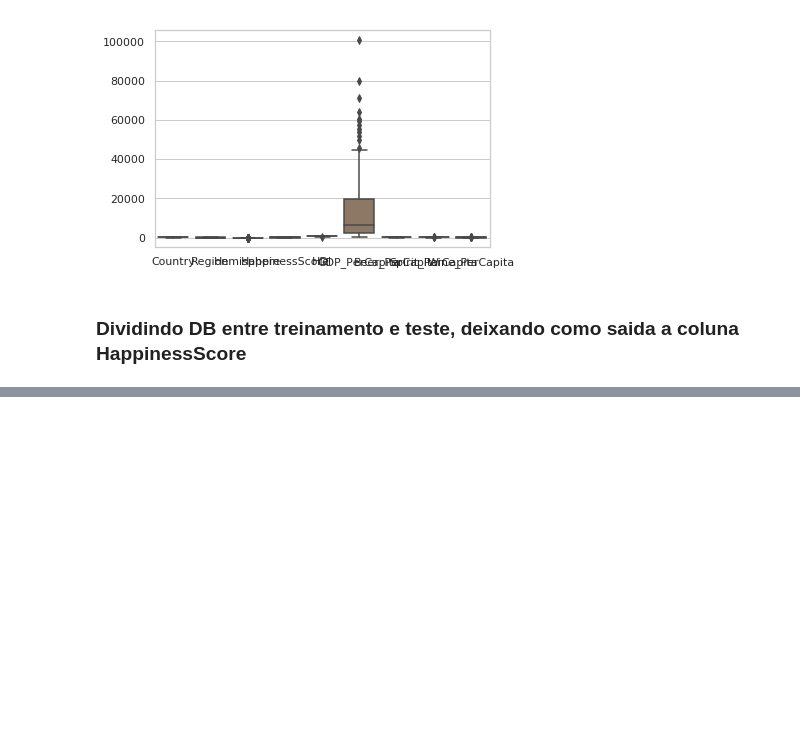
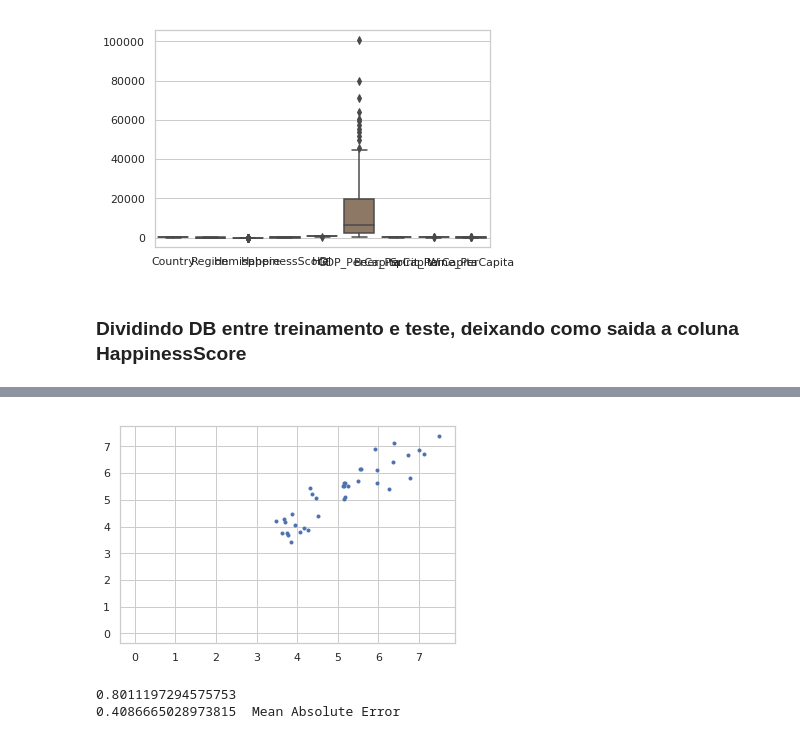
Before and after one commit to CurtyY/artificial_intelligence_project, a Jupyter notebook: Project_AI.ipynb, the cells around one changed output, grey strips where cells are left out. Cells and saved outputs as stored; diff of their text form; code cells hidden in the pictures; blank space fills up the shorter version.

```diff
--- a/Project_AI.ipynb
+++ b/Project_AI.ipynb
@@ -196,0 +172,6 @@ plt.show()
+# %%
+RegBay(LinearRegression,X_train,y_train,X_test,y_test)
+# %% [output]
+[figure, added]
+0.8011197294575753
+0.4086665028973815  Mean Absolute Error
```
Also changed, not shown: parts of 8 cells of this notebook, 1 other file.
